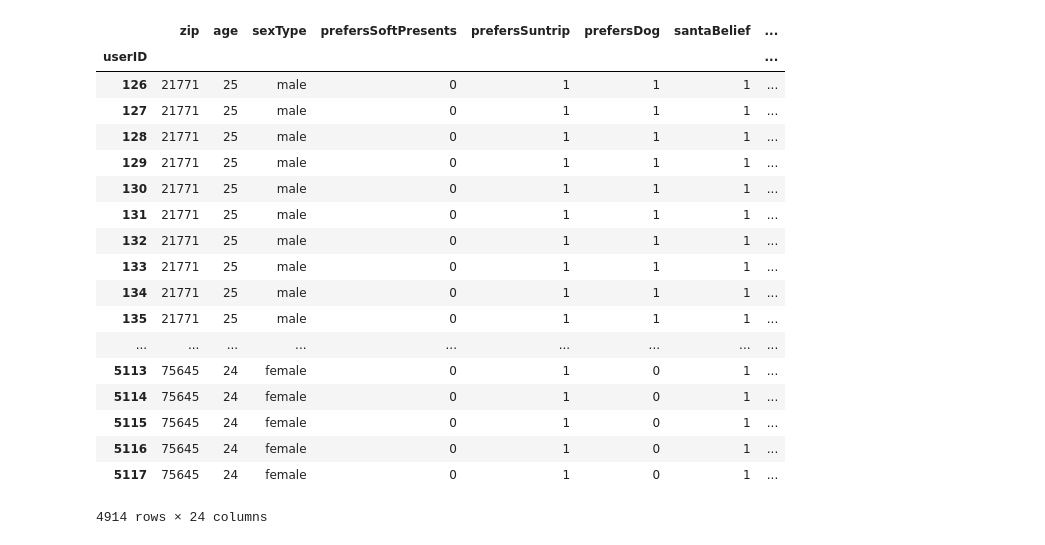
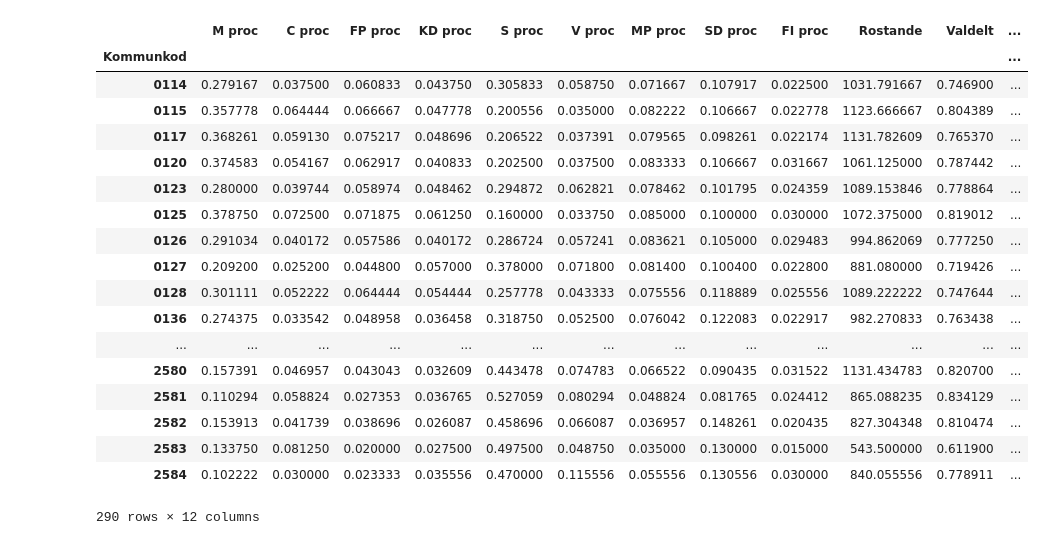
Before and after one commit to JAkerblom/analytic-santa, a Jupyter notebook: pythonscript_for_adding_externaldata.ipynb, the cells around one changed output. Saved outputs shown, nothing was run; the diff lists cells and outputs as text; code cells hidden in the pictures.

Commit message:
added the pyrthonscript for fixing the meaned_election

```diff
--- a/pythonscript_for_adding_externaldata.ipynb
+++ b/pythonscript_for_adding_externaldata.ipynb
@@ -11,5 +11,6 @@ import matplotlib.dates as dates
 plt.rcParams.update({'font.size': 18})
 # figure size always the same
 plt.figure(figsize=(16,12))
+pd.reset_option("display.float_format")
 # %% [output]
 <matplotlib.figure.Figure at 0x...>
@@ -19,2 +17,7 @@ external_df = pd.read_csv('Resultsdataset.csv',index_col=[0],sep=',',header=0)
+# %%
+election_df = pd.read_csv('data/external/election-data.csv',index_col=False,sep=',',header=0, converters={'Kommunkod': lambda x: str(x)})
+mun_df = pd.read_csv('data/external/zip-data.csv',index_col=[0],sep=',',header=0)
+zip_df = pd.read_csv('data/external/municipality-data.csv',index_col=[0],sep=',',header=0)
+wealth_df = pd.read_csv('data/external/wealth-data.csv',index_col=[0],sep=',',header=0)
 # %%
 user_df = pd.read_csv('user.csv',index_col=[0],sep=',',header=0)
@@ -39,22 +24,26 @@ Index([u'zip', u'age', u'sexType', u'prefersSoftPresents', u'prefersSuntrip',
-# %%
-user_df
-# %% [output]
-|  | zip | age | sexType | prefersSoftPresents | prefersSuntrip | prefersDog | santaBelief | ... |
-| userID |  |  |  |  |  |  |  | ... |
-| 126 | 21771 | 25 | male | 0 | 1 | 1 | 1 | ... |
-| 127 | 21771 | 25 | male | 0 | 1 | 1 | 1 | ... |
-| 128 | 21771 | 25 | male | 0 | 1 | 1 | 1 | ... |
-| 129 | 21771 | 25 | male | 0 | 1 | 1 | 1 | ... |
-| 130 | 21771 | 25 | male | 0 | 1 | 1 | 1 | ... |
-| 131 | 21771 | 25 | male | 0 | 1 | 1 | 1 | ... |
-| 132 | 21771 | 25 | male | 0 | 1 | 1 | 1 | ... |
-| 133 | 21771 | 25 | male | 0 | 1 | 1 | 1 | ... |
-| 134 | 21771 | 25 | male | 0 | 1 | 1 | 1 | ... |
-| 135 | 21771 | 25 | male | 0 | 1 | 1 | 1 | ... |
-| ... | ... | ... | ... | ... | ... | ... | ... | ... |
-| 5113 | 75645 | 24 | female | 0 | 1 | 0 | 1 | ... |
-| 5114 | 75645 | 24 | female | 0 | 1 | 0 | 1 | ... |
-| 5115 | 75645 | 24 | female | 0 | 1 | 0 | 1 | ... |
-| 5116 | 75645 | 24 | female | 0 | 1 | 0 | 1 | ... |
-| 5117 | 75645 | 24 | female | 0 | 1 | 0 | 1 | ... |
-4914 rows × 24 columns
+# %%
+meaned_election = election_df.groupby('Kommunkod').mean()
+#meaned_election['Kommunkod'] = meaned_election.index
+meaned_election = meaned_election.drop('Lanskod', axis=1)
+meaned_election
+#meaned_election.to_csv('meaned_election.csv')
+# %% [output]
+|  | M proc | C proc | FP proc | KD proc | S proc | V proc | MP proc | SD proc | FI proc | Rostande | Valdelt | ... |
+| Kommunkod |  |  |  |  |  |  |  |  |  |  |  | ... |
+| 0114 | 0.279167 | 0.037500 | 0.060833 | 0.043750 | 0.305833 | 0.058750 | 0.071667 | 0.107917 | 0.022500 | 1031.791667 | 0.746900 | ... |
+| 0115 | 0.357778 | 0.064444 | 0.066667 | 0.047778 | 0.200556 | 0.035000 | 0.082222 | 0.106667 | 0.022778 | 1123.666667 | 0.804389 | ... |
+| 0117 | 0.368261 | 0.059130 | 0.075217 | 0.048696 | 0.206522 | 0.037391 | 0.079565 | 0.098261 | 0.022174 | 1131.782609 | 0.765370 | ... |
+| 0120 | 0.374583 | 0.054167 | 0.062917 | 0.040833 | 0.202500 | 0.037500 | 0.083333 | 0.106667 | 0.031667 | 1061.125000 | 0.787442 | ... |
+| 0123 | 0.280000 | 0.039744 | 0.058974 | 0.048462 | 0.294872 | 0.062821 | 0.078462 | 0.101795 | 0.024359 | 1089.153846 | 0.778864 | ... |
+| 0125 | 0.378750 | 0.072500 | 0.071875 | 0.061250 | 0.160000 | 0.033750 | 0.085000 | 0.100000 | 0.030000 | 1072.375000 | 0.819012 | ... |
+| 0126 | 0.291034 | 0.040172 | 0.057586 | 0.040172 | 0.286724 | 0.057241 | 0.083621 | 0.105000 | 0.029483 | 994.862069 | 0.777250 | ... |
+| 0127 | 0.209200 | 0.025200 | 0.044800 | 0.057000 | 0.378000 | 0.071800 | 0.081400 | 0.100400 | 0.022800 | 881.080000 | 0.719426 | ... |
+| 0128 | 0.301111 | 0.052222 | 0.064444 | 0.054444 | 0.257778 | 0.043333 | 0.075556 | 0.118889 | 0.025556 | 1089.222222 | 0.747644 | ... |
+| 0136 | 0.274375 | 0.033542 | 0.048958 | 0.036458 | 0.318750 | 0.052500 | 0.076042 | 0.122083 | 0.022917 | 982.270833 | 0.763438 | ... |
+| ... | ... | ... | ... | ... | ... | ... | ... | ... | ... | ... | ... | ... |
+| 2580 | 0.157391 | 0.046957 | 0.043043 | 0.032609 | 0.443478 | 0.074783 | 0.066522 | 0.090435 | 0.031522 | 1131.434783 | 0.820700 | ... |
+| 2581 | 0.110294 | 0.058824 | 0.027353 | 0.036765 | 0.527059 | 0.080294 | 0.048824 | 0.081765 | 0.024412 | 865.088235 | 0.834129 | ... |
+| 2582 | 0.153913 | 0.041739 | 0.038696 | 0.026087 | 0.458696 | 0.066087 | 0.036957 | 0.148261 | 0.020435 | 827.304348 | 0.810474 | ... |
+| 2583 | 0.133750 | 0.081250 | 0.020000 | 0.027500 | 0.497500 | 0.048750 | 0.035000 | 0.130000 | 0.015000 | 543.500000 | 0.611900 | ... |
+| 2584 | 0.102222 | 0.030000 | 0.023333 | 0.035556 | 0.470000 | 0.115556 | 0.055556 | 0.130556 | 0.030000 | 840.055556 | 0.778911 | ... |
+290 rows × 12 columns
```
Also changed, not shown: parts of 7 cells of this notebook, 2 other files.
